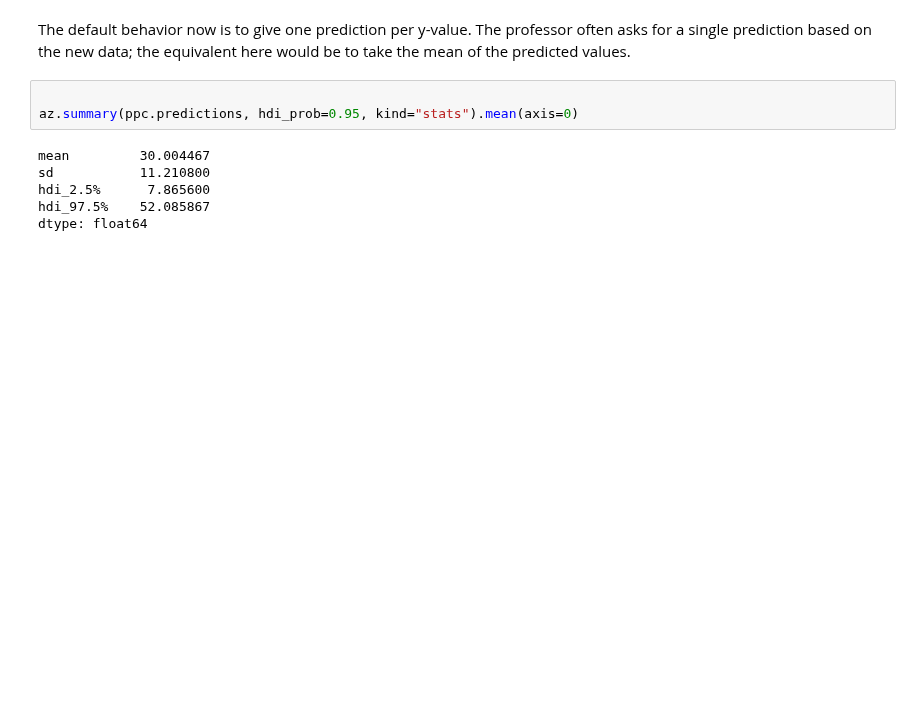
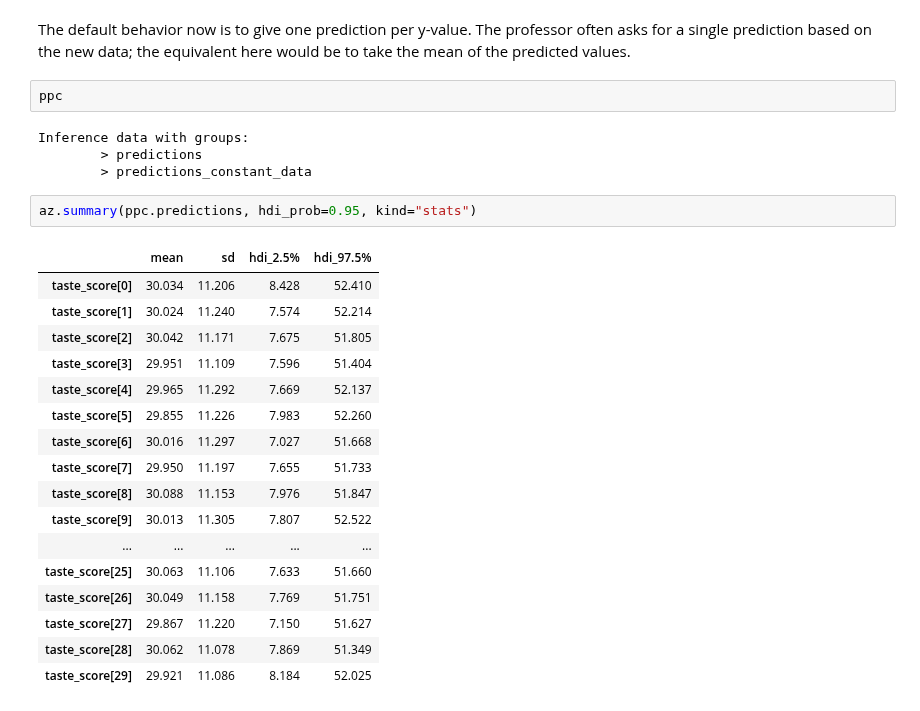
Before and after one commit to areding/6420-pymc, a Jupyter notebook: _sources/unit6/Unit6-cheese.ipynb, the cells around one changed output. Drawn from its saved outputs; the diff is of its cells as text; blank space fills up the shorter version.

```diff
--- a/_sources/unit6/Unit6-cheese.ipynb
+++ b/_sources/unit6/Unit6-cheese.ipynb
@@ -99,12 +99,29 @@ Sampling: [taste_score]
 100.00% [20000/20000 00:00<00:00]
 # %% [markdown]
 The default behavior now is to give one prediction per y-value. The professor often asks for a single prediction based on the new data; the equivalent here would be to take the mean of the predicted values.
-# %%
-
-az.summary(ppc.predictions, hdi_prob=0.95, kind="stats").mean(axis=0)
-# %% [output]
-mean         30.004467
-sd           11.210800
-hdi_2.5%      7.865600
-hdi_97.5%    52.085867
-dtype: float64
+# %%
+ppc
+# %% [output]
+Inference data with groups:
+        > predictions
+        > predictions_constant_data
+# %%
+az.summary(ppc.predictions, hdi_prob=0.95, kind="stats")
+# %% [output]
+|  | mean | sd | hdi_2.5% | hdi_97.5% |
+| taste_score[0] | 30.034 | 11.206 | 8.428 | 52.410 |
+| taste_score[1] | 30.024 | 11.240 | 7.574 | 52.214 |
+| taste_score[2] | 30.042 | 11.171 | 7.675 | 51.805 |
+| taste_score[3] | 29.951 | 11.109 | 7.596 | 51.404 |
+| taste_score[4] | 29.965 | 11.292 | 7.669 | 52.137 |
+| taste_score[5] | 29.855 | 11.226 | 7.983 | 52.260 |
+| taste_score[6] | 30.016 | 11.297 | 7.027 | 51.668 |
+| taste_score[7] | 29.950 | 11.197 | 7.655 | 51.733 |
+| taste_score[8] | 30.088 | 11.153 | 7.976 | 51.847 |
+| taste_score[9] | 30.013 | 11.305 | 7.807 | 52.522 |
+| ... | ... | ... | ... | ... |
+| taste_score[25] | 30.063 | 11.106 | 7.633 | 51.660 |
+| taste_score[26] | 30.049 | 11.158 | 7.769 | 51.751 |
+| taste_score[27] | 29.867 | 11.220 | 7.150 | 51.627 |
+| taste_score[28] | 30.062 | 11.078 | 7.869 | 51.349 |
+| taste_score[29] | 29.921 | 11.086 | 8.184 | 52.025 |
```
Also changed, not shown: parts of 3 cells of this notebook, 6 other files.
